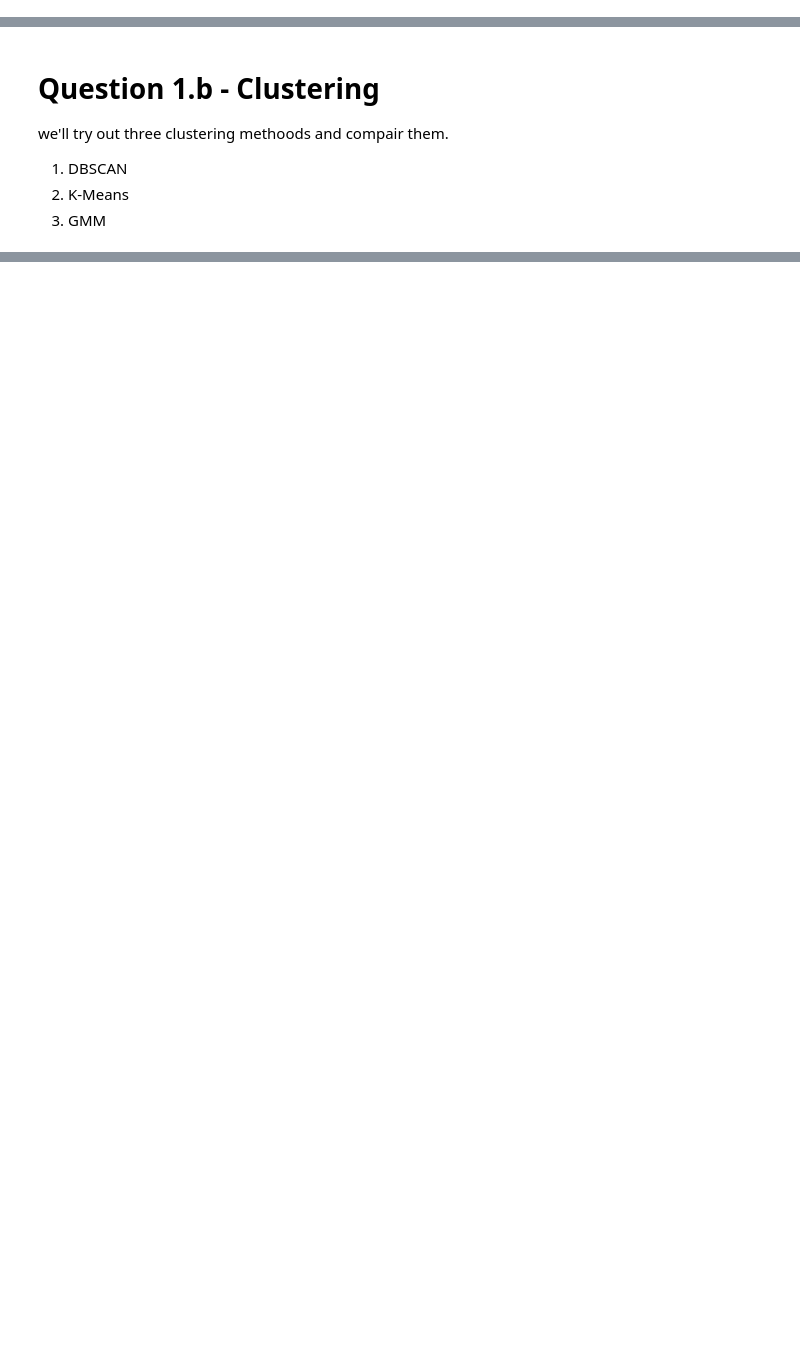
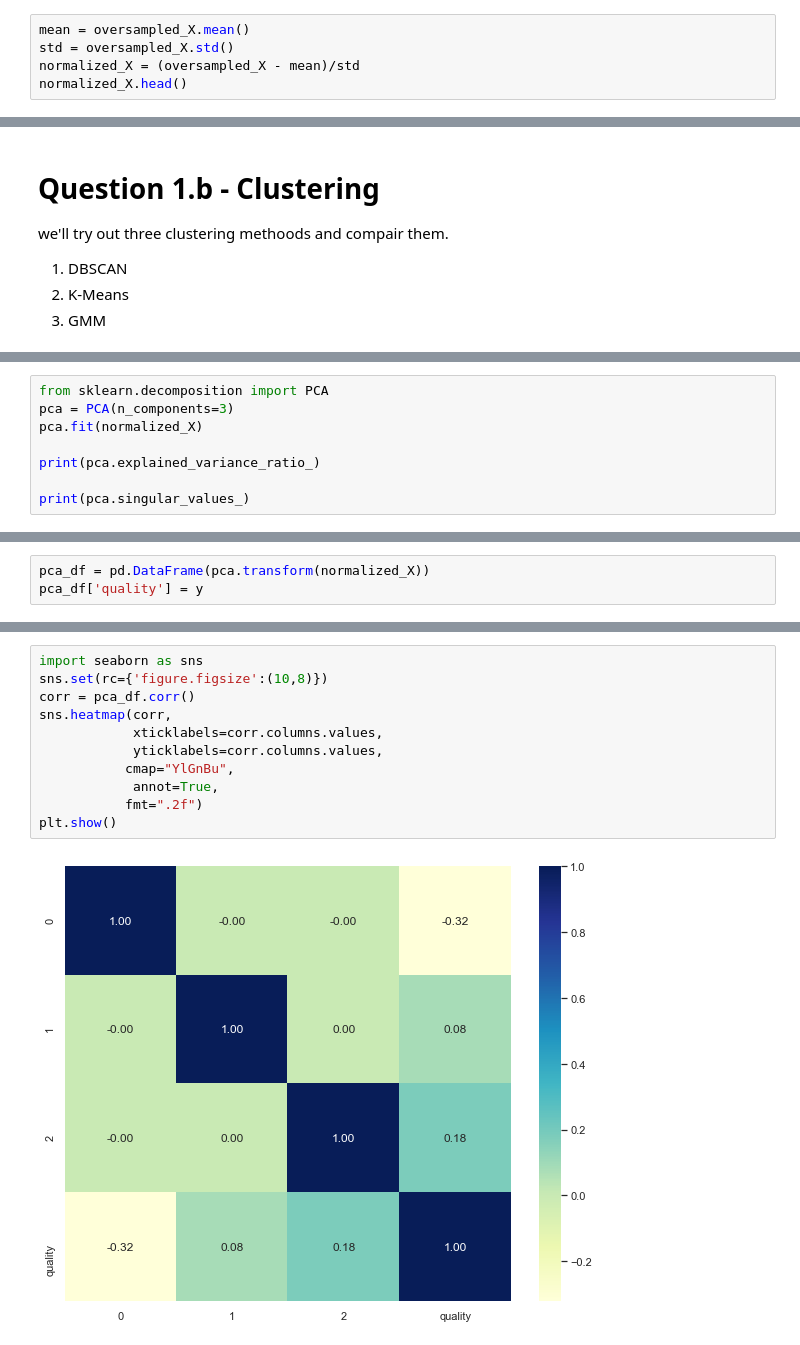
Before and after one commit to netanelGinish/AI_Introduction, a Jupyter notebook: Wine_Project .ipynb, the cells around one changed output, grey strips where cells are left out. Drawn from its saved outputs; the diff is of its cells as text; blank space fills up the shorter version.

```diff
--- a/Wine_Project .ipynb
+++ b/Wine_Project .ipynb
@@ -58,0 +66,5 @@ normalized_X.head()
+# %%
+mean = oversampled_X.mean()
+std = oversampled_X.std()
+normalized_X = (oversampled_X - mean)/std
+normalized_X.head()
@@ -330,0 +429,8 @@ Table of the component number, and how many points each one of them has:
+# %%
+from sklearn.decomposition import PCA
+pca = PCA(n_components=3)
+pca.fit(normalized_X)
+
+print(pca.explained_variance_ratio_)
+
+print(pca.singular_values_)
@@ -330,0 +440,3 @@ Table of the component number, and how many points each one of them has:
+# %%
+pca_df = pd.DataFrame(pca.transform(normalized_X))
+pca_df['quality'] = y
@@ -330,0 +459,13 @@ Table of the component number, and how many points each one of them has:
+# %%
+import seaborn as sns
+sns.set(rc={'figure.figsize':(10,8)})
+corr = pca_df.corr()
+sns.heatmap(corr,
+            xticklabels=corr.columns.values,
+            yticklabels=corr.columns.values,
+           cmap="YlGnBu",
+            annot=True,
+           fmt=".2f")
+plt.show()
+# %% [output]
+[figure, added]
```
Also changed, not shown: parts of 49 cells of this notebook.
